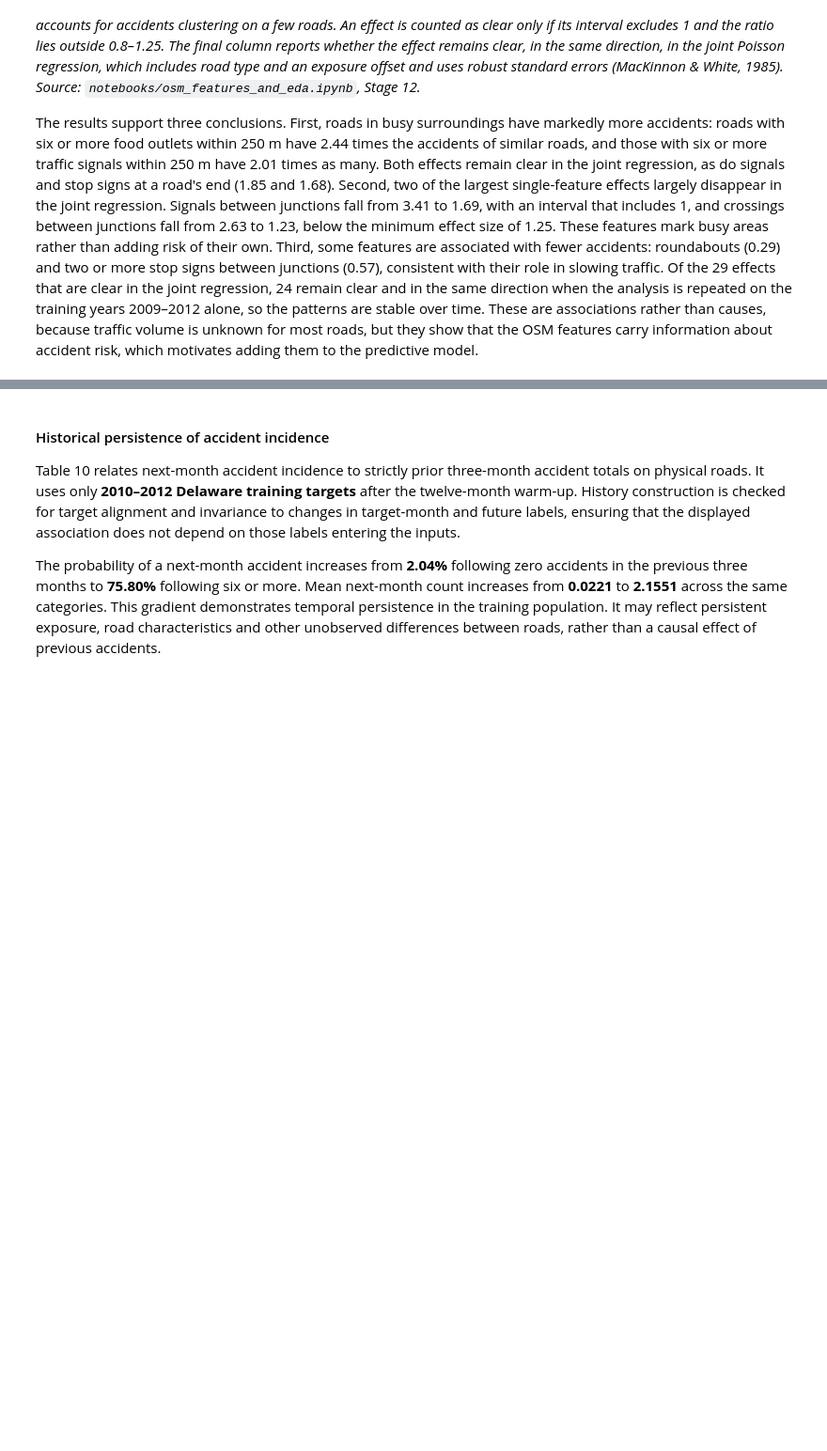
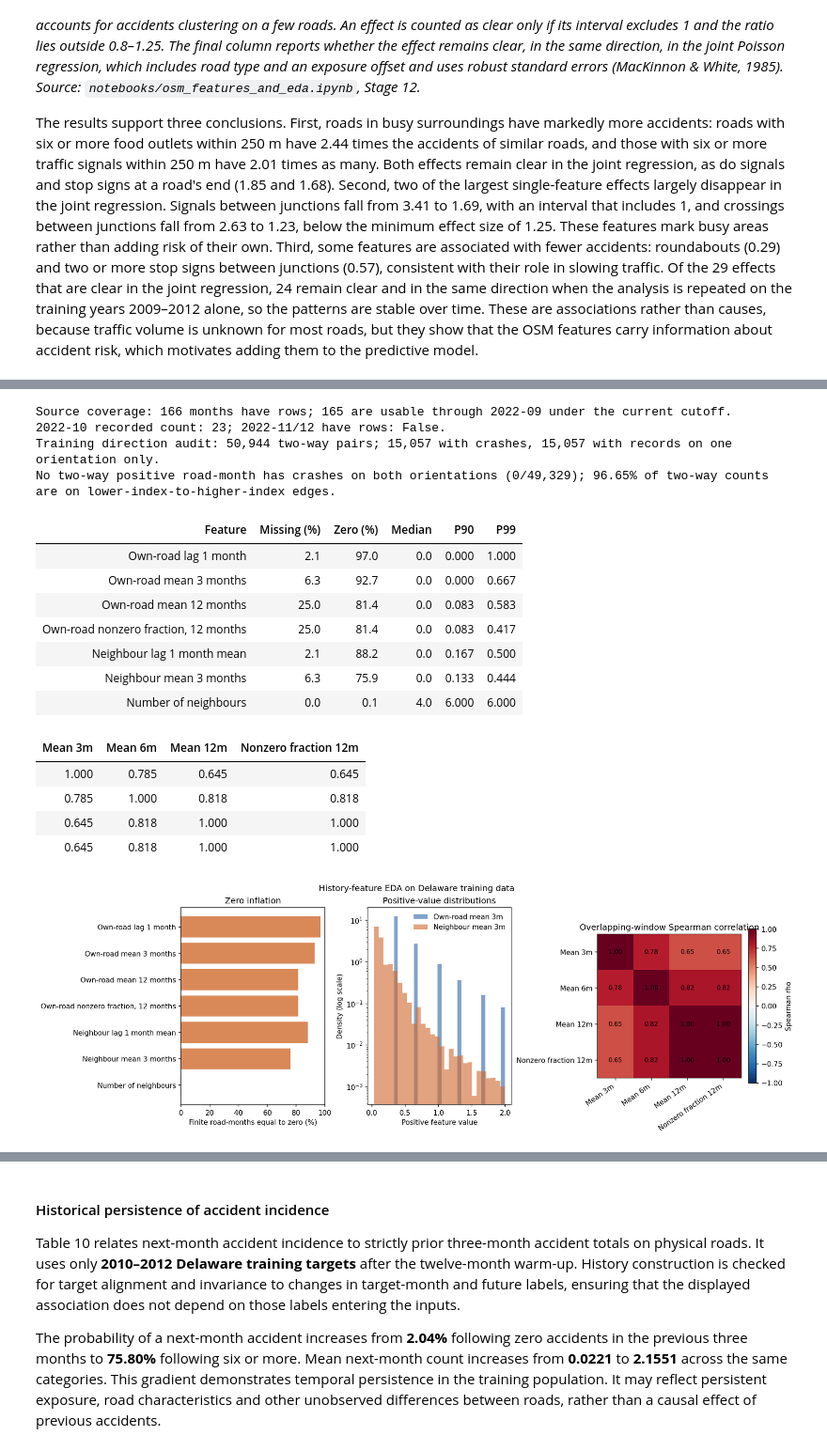
Before and after one commit to aaronteork/CS5284_GML, a Jupyter notebook: Final_Report.ipynb, the cells around one changed output, grey strips where cells are left out. Shown at 94% size. Cells and saved outputs as stored; diff of their text form; code cells hidden in the pictures; blank space fills up the shorter version.

Commit message:
Integrate accident history features, EDA and 100-epoch results into final report

```diff
--- a/Final_Report.ipynb
+++ b/Final_Report.ipynb
@@ -395,0 +450,37 @@ The results support three conclusions. First, roads in busy surroundings have ma
+# %%
+import numpy as np
+from src.data.history import build_physical_features
+from src.history.report import (
+    load_training_road_counts, history_feature_profile,
+    history_window_correlations, plot_history_profile,
+)
+
+counts, usable_months, neighbours, edge_to_road = load_training_road_counts(DATA_DIR / "DE")
+train_features = np.stack([
+    build_physical_features(counts, usable_months, month, neighbours)
+    for month in range(len(counts))
+])
+profile = history_feature_profile(train_features)
+correlation = history_window_correlations(train_features)
+display(profile, correlation.round(3))
+plot_history_profile(train_features, profile, correlation)
+plt.show()
+# %% [output]
+Source coverage: 166 months have rows; 165 are usable through 2022-09 under the current cutoff.
+2022-10 recorded count: 23; 2022-11/12 have rows: False.
+Training direction audit: 50,944 two-way pairs; 15,057 with crashes, 15,057 with records on one orientation only.
+No two-way positive road-month has crashes on both orientations (0/49,329); 96.65% of two-way counts are on lower-index-to-higher-index edges.
+| Feature | Missing (%) | Zero (%) | Median | P90 | P99 |
+| Own-road lag 1 month | 2.1 | 97.0 | 0.0 | 0.000 | 1.000 |
+| Own-road mean 3 months | 6.3 | 92.7 | 0.0 | 0.000 | 0.667 |
+| Own-road mean 12 months | 25.0 | 81.4 | 0.0 | 0.083 | 0.583 |
+| Own-road nonzero fraction, 12 months | 25.0 | 81.4 | 0.0 | 0.083 | 0.417 |
+| Neighbour lag 1 month mean | 2.1 | 88.2 | 0.0 | 0.167 | 0.500 |
+| Neighbour mean 3 months | 6.3 | 75.9 | 0.0 | 0.133 | 0.444 |
+| Number of neighbours | 0.0 | 0.1 | 4.0 | 6.000 | 6.000 |
+| Mean 3m | Mean 6m | Mean 12m | Nonzero fraction 12m |
+| 1.000 | 0.785 | 0.645 | 0.645 |
+| 0.785 | 1.000 | 0.818 | 0.818 |
+| 0.645 | 0.818 | 1.000 | 1.000 |
+| 0.645 | 0.818 | 1.000 | 1.000 |
+[figure, added]
```
Also changed, not shown: parts of 24 cells of this notebook, 33 other files.
